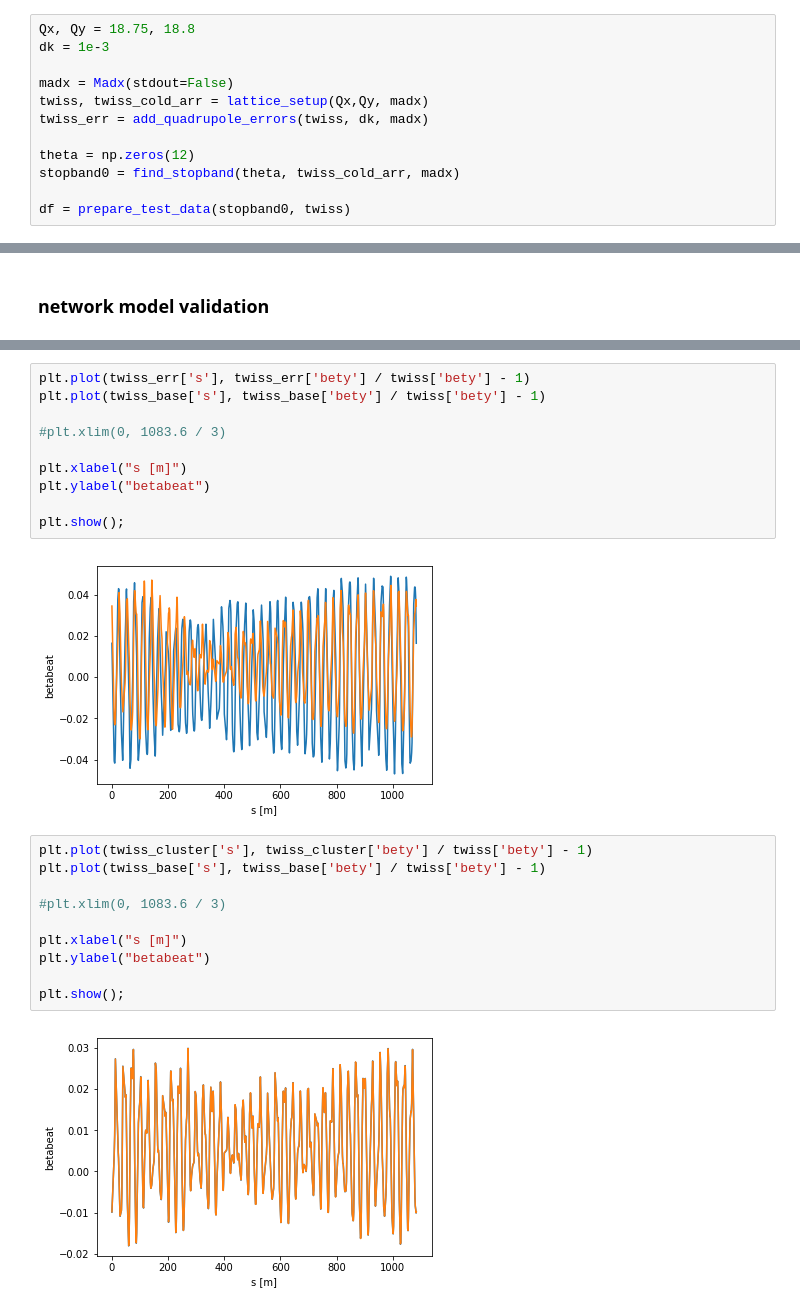
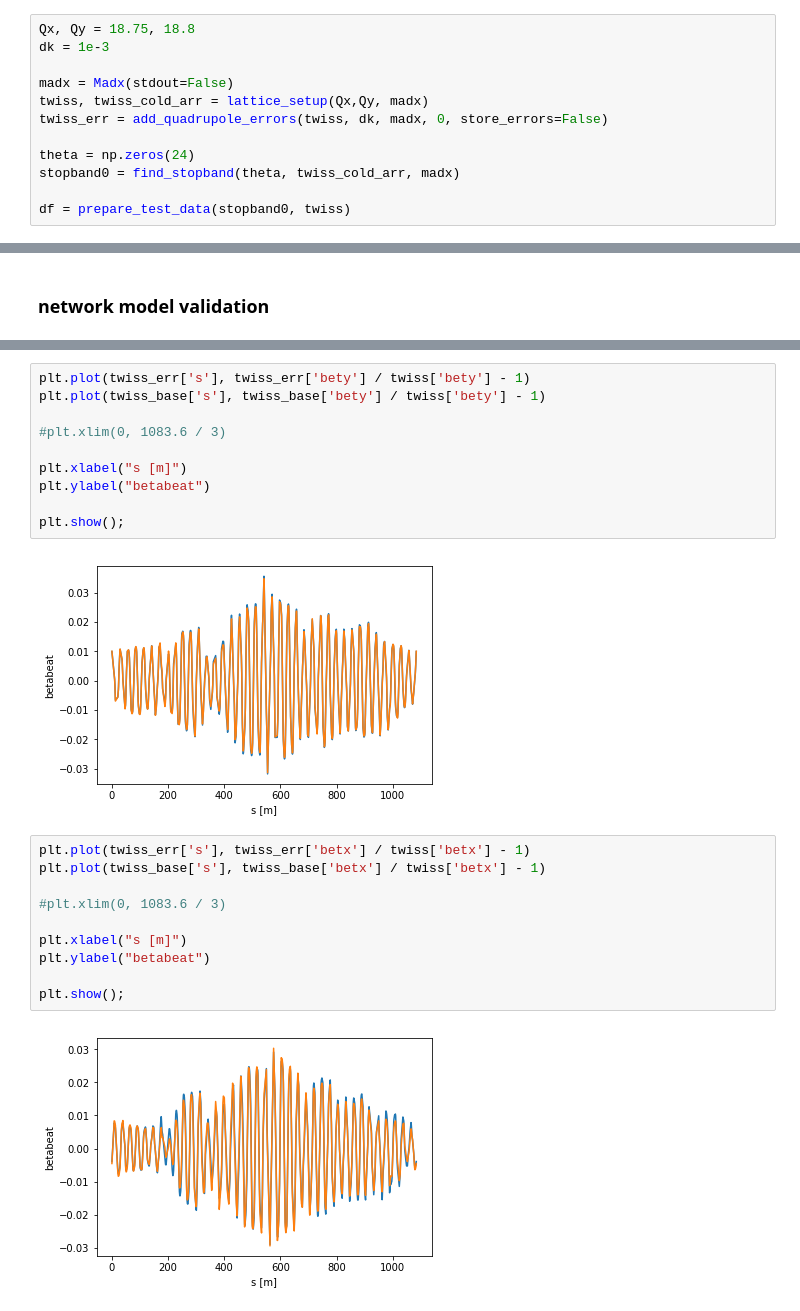
Before and after one commit to drabusov/predict_correctors, a Jupyter notebook: network.ipynb, the cells around one changed output, grey strips where cells are left out. Cells and saved outputs as stored; diff of their text form.

```diff
--- a/network.ipynb
+++ b/network.ipynb
@@ -217,9 +204,9 @@ dk = 1e-3
 
 madx = Madx(stdout=False)
 twiss, twiss_cold_arr = lattice_setup(Qx,Qy, madx)
-twiss_err = add_quadrupole_errors(twiss, dk, madx)
+twiss_err = add_quadrupole_errors(twiss, dk, madx, 0, store_errors=False)
 
-theta = np.zeros(12)
+theta = np.zeros(24)
 stopband0 = find_stopband(theta, twiss_cold_arr, madx)
 
 df = prepare_test_data(stopband0, twiss)
@@ -316,16 +302,16 @@ plt.ylabel("betabeat")
 
 plt.show();
 # %% [output]
-[figure, old version]
+[figure, new version]
 # %%
-plt.plot(twiss_cluster['s'], twiss_cluster['bety'] / twiss['bety'] - 1)
-plt.plot(twiss_base['s'], twiss_base['bety'] / twiss['bety'] - 1)
+plt.plot(twiss_err['s'], twiss_err['betx'] / twiss['betx'] - 1)
+plt.plot(twiss_base['s'], twiss_base['betx'] / twiss['betx'] - 1)
 
 #plt.xlim(0, 1083.6 / 3)
 
 plt.xlabel("s [m]")
 plt.ylabel("betabeat")
 
 plt.show();
 # %% [output]
-[figure, old version]
+[figure, new version]
```
Also changed, not shown: parts of 18 cells of this notebook, 3 other files.
